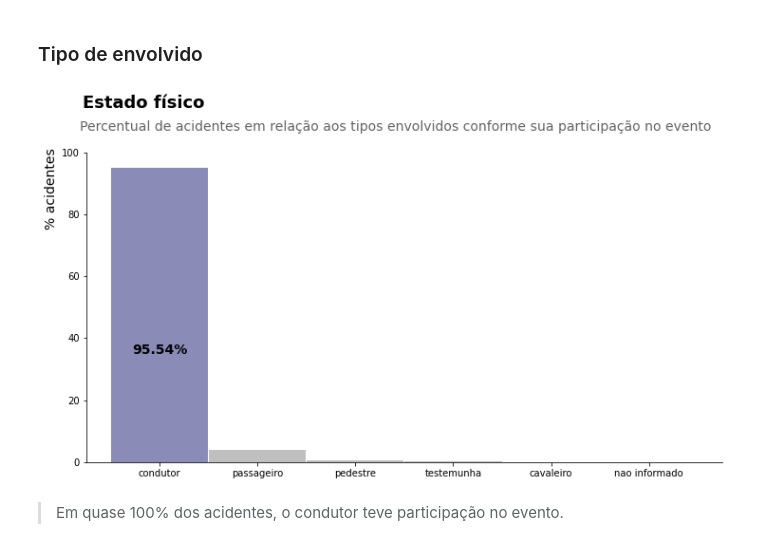
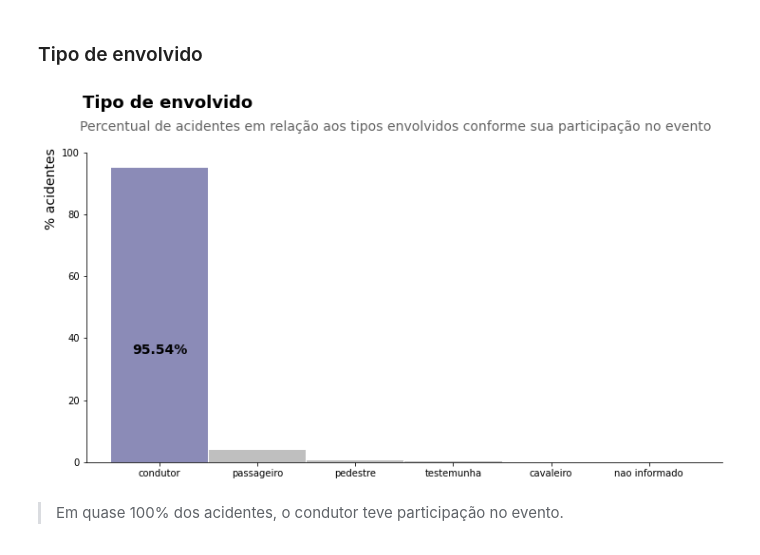
Before and after one commit to LilianeAquino/aed_projeto_1_revisitado, a Jupyter notebook: template_análise_exploratória.ipynb, the cells around one changed output. Saved outputs shown, nothing was run; the diff lists cells and outputs as text; code cells hidden in the pictures.

```diff
--- a/template_análise_exploratória.ipynb
+++ b/template_análise_exploratória.ipynb
@@ -223,23 +223,23 @@ plt.show()
 # %% [markdown]
 ### Tipo de envolvido
 # %%
-suptitle = 'Estado físico'
+suptitle = 'Tipo de envolvido'
 title = 'Percentual de acidentes em relação aos tipos envolvidos conforme sua participação no evento'
 
 colors=['#191970', '#808080', '#808080', '#808080']
 
 percentual = round(df['tipo_envolvido'].value_counts(normalize=True) * 100, 2)
 percentual.plot.bar(width=0.99, alpha=0.5, figsize=(12, 6), rot=False, color=colors).spines[['top', 'right']].set_visible(False)
 plt.suptitle(suptitle, fontsize=18, y=1.02, horizontalalignment='left', x=0.12, color='black', weight='bold')
 plt.title(title, fontsize=14, color='#646464', y=1.05, loc='left', x=-0.01)
 plt.ylabel('% acidentes', fontsize=14, horizontalalignment='left', y=0.75)
 plt.grid(False)
 plt.text(0, 35, '95.54%', fontsize=14, weight='bold', horizontalalignment='center')
 plt.xlabel(None)
 plt.ylim(0, 100)
 plt.show()
 # %% [output]
-[figure, old version]
+[figure, new version]
 # %% [markdown]
 > <p style='text-align: justify;'><font size=2.85>Em quase 100% dos acidentes, o condutor teve participação no evento.</font></p>
 # %% [markdown]
```
